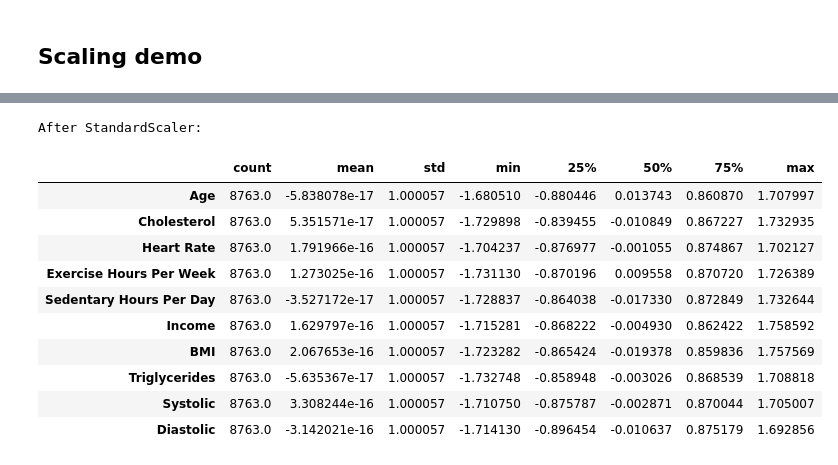
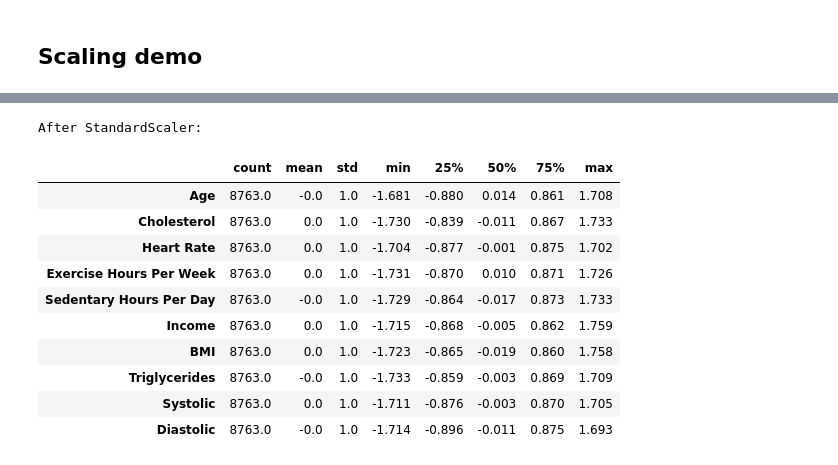
Before and after one commit to gibsongGH-SDS/SDS-CP043-cardiosentinel, a Jupyter notebook: advanced/submissions/team-members/greg-gibson/notebooks/CardioSentinel1_EDA.ipynb, the cells around one changed output, grey strips where cells are left out. Cells and saved outputs as stored; diff of their text form; code cells hidden in the pictures.

```diff
--- a/advanced/submissions/team-members/greg-gibson/notebooks/CardioSentinel1_EDA.ipynb
+++ b/advanced/submissions/team-members/greg-gibson/notebooks/CardioSentinel1_EDA.ipynb
@@ -112,3 +120,7 @@ Missing values (columns with any missing):
+# %%
+# Object types to Category
+for col in df.select_dtypes(include='object').columns:
+    df[col] = df[col].astype('category')
 # %%
 # Duplicated rows?
 df.duplicated().sum()
@@ -408,12 +548,12 @@ vif.sort_values(by="VIF", ascending=False)
 # %%
 # Scaling: show before/after for numeric features
 if numeric_cols:
-    display(df[numeric_cols].describe().T)
+    display(df[numeric_cols].describe().T.round(2))
     scaler = StandardScaler()
     scaled = scaler.fit_transform(df[numeric_cols].fillna(df[numeric_cols].median()))
     scaled_df = pd.DataFrame(scaled, columns=numeric_cols)
     print('After StandardScaler:')
-    display(scaled_df.describe().T)
+    display(scaled_df.describe().T.round(3))
 else:
     print('No numeric columns detected for scaling demo.')
 # %% [output]
@@ -431,12 +571,12 @@ else:
 After StandardScaler:
 |  | count | mean | std | min | 25% | 50% | 75% | max |
-| Age | 8763.0 | -5.838078e-17 | 1.000057 | -1.680510 | -0.880446 | 0.013743 | 0.860870 | 1.707997 |
-| Cholesterol | 8763.0 | 5.351571e-17 | 1.000057 | -1.729898 | -0.839455 | -0.010849 | 0.867227 | 1.732935 |
-| Heart Rate | 8763.0 | 1.791966e-16 | 1.000057 | -1.704237 | -0.876977 | -0.001055 | 0.874867 | 1.702127 |
-| Exercise Hours Per Week | 8763.0 | 1.273025e-16 | 1.000057 | -1.731130 | -0.870196 | 0.009558 | 0.870720 | 1.726389 |
-| Sedentary Hours Per Day | 8763.0 | -3.527172e-17 | 1.000057 | -1.728837 | -0.864038 | -0.017330 | 0.872849 | 1.732644 |
-| Income | 8763.0 | 1.629797e-16 | 1.000057 | -1.715281 | -0.868222 | -0.004930 | 0.862422 | 1.758592 |
-| BMI | 8763.0 | 2.067653e-16 | 1.000057 | -1.723282 | -0.865424 | -0.019378 | 0.859836 | 1.757569 |
-| Triglycerides | 8763.0 | -5.635367e-17 | 1.000057 | -1.732748 | -0.858948 | -0.003026 | 0.868539 | 1.708818 |
-| Systolic | 8763.0 | 3.308244e-16 | 1.000057 | -1.710750 | -0.875787 | -0.002871 | 0.870044 | 1.705007 |
-| Diastolic | 8763.0 | -3.142021e-16 | 1.000057 | -1.714130 | -0.896454 | -0.010637 | 0.875179 | 1.692856 |
+| Age | 8763.0 | -0.0 | 1.0 | -1.681 | -0.880 | 0.014 | 0.861 | 1.708 |
+| Cholesterol | 8763.0 | 0.0 | 1.0 | -1.730 | -0.839 | -0.011 | 0.867 | 1.733 |
+| Heart Rate | 8763.0 | 0.0 | 1.0 | -1.704 | -0.877 | -0.001 | 0.875 | 1.702 |
+| Exercise Hours Per Week | 8763.0 | 0.0 | 1.0 | -1.731 | -0.870 | 0.010 | 0.871 | 1.726 |
+| Sedentary Hours Per Day | 8763.0 | -0.0 | 1.0 | -1.729 | -0.864 | -0.017 | 0.873 | 1.733 |
+| Income | 8763.0 | 0.0 | 1.0 | -1.715 | -0.868 | -0.005 | 0.862 | 1.759 |
+| BMI | 8763.0 | 0.0 | 1.0 | -1.723 | -0.865 | -0.019 | 0.860 | 1.758 |
+| Triglycerides | 8763.0 | -0.0 | 1.0 | -1.733 | -0.859 | -0.003 | 0.869 | 1.709 |
+| Systolic | 8763.0 | 0.0 | 1.0 | -1.711 | -0.876 | -0.003 | 0.870 | 1.705 |
+| Diastolic | 8763.0 | -0.0 | 1.0 | -1.714 | -0.896 | -0.011 | 0.875 | 1.693 |
```
Also changed, not shown: parts of 11 cells of this notebook, 1 other file.
